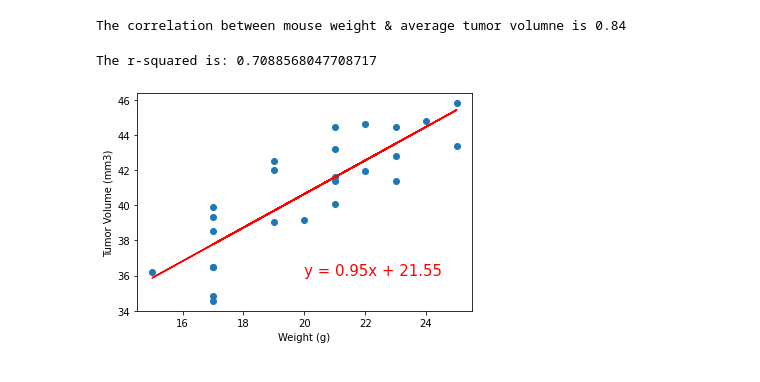
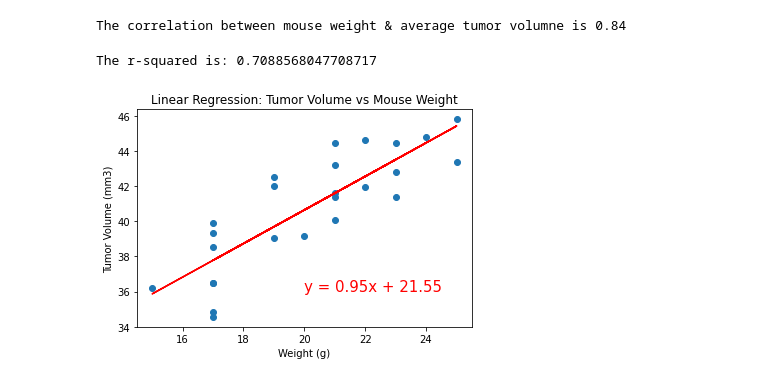
Before and after one commit to njneubauer/Matplotlib-Power-of-Plots, a Jupyter notebook: Pymaceuticals/pymaceuticals_starter.ipynb, the cells around one changed output. Drawn from its saved outputs; the diff is of its cells as text; code cells hidden in the pictures.

```diff
--- a/Pymaceuticals/pymaceuticals_starter.ipynb
+++ b/Pymaceuticals/pymaceuticals_starter.ipynb
@@ -331,14 +347,19 @@ The correlation between mouse weight & average tumor volumne is 0.84
 # %%
 # Linear regression model: mouse weight vs avg tumor volume
 (slope, intercept, rvalue, pvalue, stderr) = linregress(x_mouse_wt, y_avg_tumor_vol)
 regress_values = x_mouse_wt * slope + intercept
+# Generate linear regression equation
 line_eq = "y = " + str(round(slope,2)) + "x + " + str(round(intercept,2))
+# Generate scatter plot
 plt.scatter(x_mouse_wt,y_avg_tumor_vol)
 plt.plot(x_mouse_wt,regress_values,"r-")
+# Add line equation to graph & format
 plt.annotate(line_eq,(20,36),fontsize=15,color="red")
+# Name axes
+plt.title("Linear Regression: Tumor Volume vs Mouse Weight")
 plt.xlabel('Weight (g)')
 plt.ylabel('Tumor Volume (mm3)')
 print(f"The r-squared is: {rvalue**2}")
 # %% [output]
 The r-squared is: 0.7088568047708717
-[figure, old version]
+[figure, new version]
```
Also changed, not shown: parts of 10 cells of this notebook.
